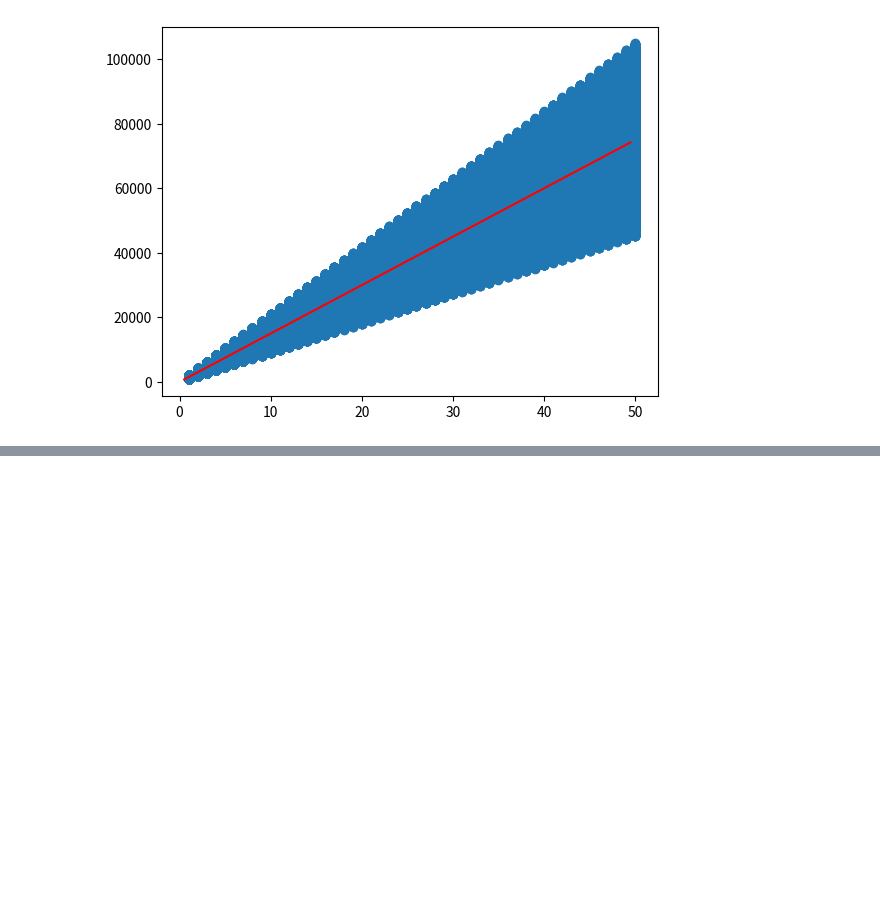
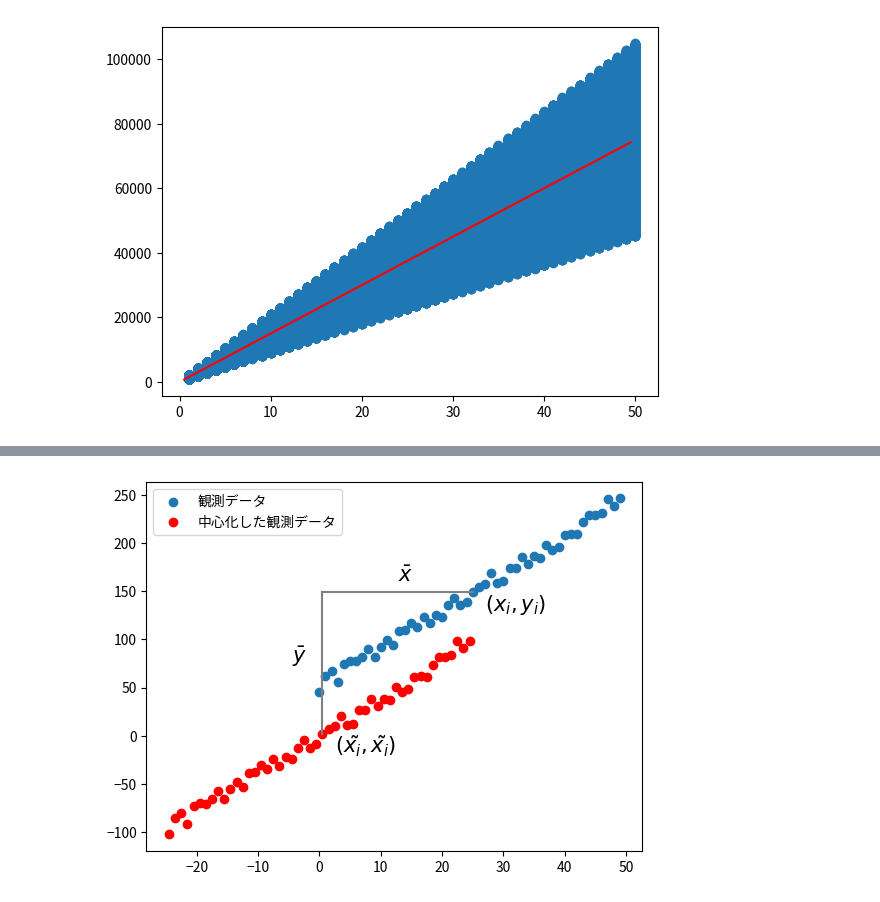
Before and after one commit to takarotoooooo/learning-for-ml, a Jupyter notebook: notebook/回帰分析/01-simple-regression-analysis.ipynb, the cells around one changed output, grey strips where cells are left out. Saved outputs shown, nothing was run; the diff lists cells and outputs as text; code cells hidden in the pictures; blank space fills up the shorter version.

```diff
--- a/notebook/回帰分析/01-simple-regression-analysis.ipynb
+++ b/notebook/回帰分析/01-simple-regression-analysis.ipynb
@@ -184,0 +226,22 @@ plt.show()
+# %%
+plt.scatter(x, data, label='観測データ')
+plt.scatter(x - np.mean(x), data - np.mean(data), label='中心化した観測データ', color='red')
+
+x1 = x[25]
+y1 = data[25]
+x1_c = x1 - np.mean(x)
+y1_c = y1 - np.mean(data)
+plt.plot([x1_c, x1], [y1, y1], color='gray')
+plt.plot([x1_c, x1_c], [y1_c, y1], color='gray')
+
+plt.annotate(r"$(x_i, y_i)$", xy=(x1 + 2, y1 - 20), size=15, color='black')
+plt.annotate(r"$(\tilde{ x_i }, \tilde{ x_i })$", xy=(x1_c + 2, y1_c - 20), size=15, color='black')
+
+plt.annotate(r"$\bar{x}$", xy=((x1_c + x1) / 2 , y1 + 10), size=15, color='black')
+plt.annotate(r"$\bar{y}$", xy=(x1_c - 5, (y1_c + y1) / 2), size=15, color='black')
+
+
+plt.legend()
+plt.show()
+# %% [output]
+[figure, added]
```
Also changed, not shown: parts of 8 cells of this notebook, 5 other files.
